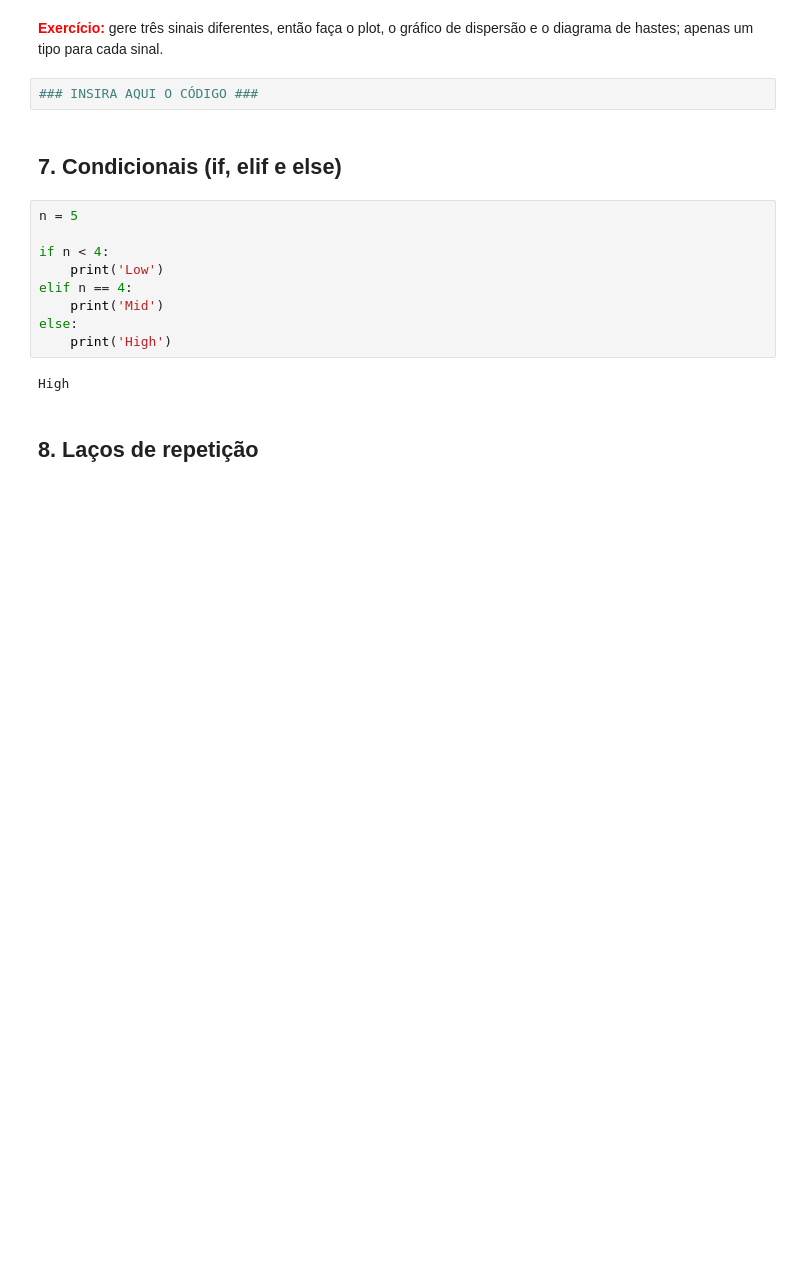
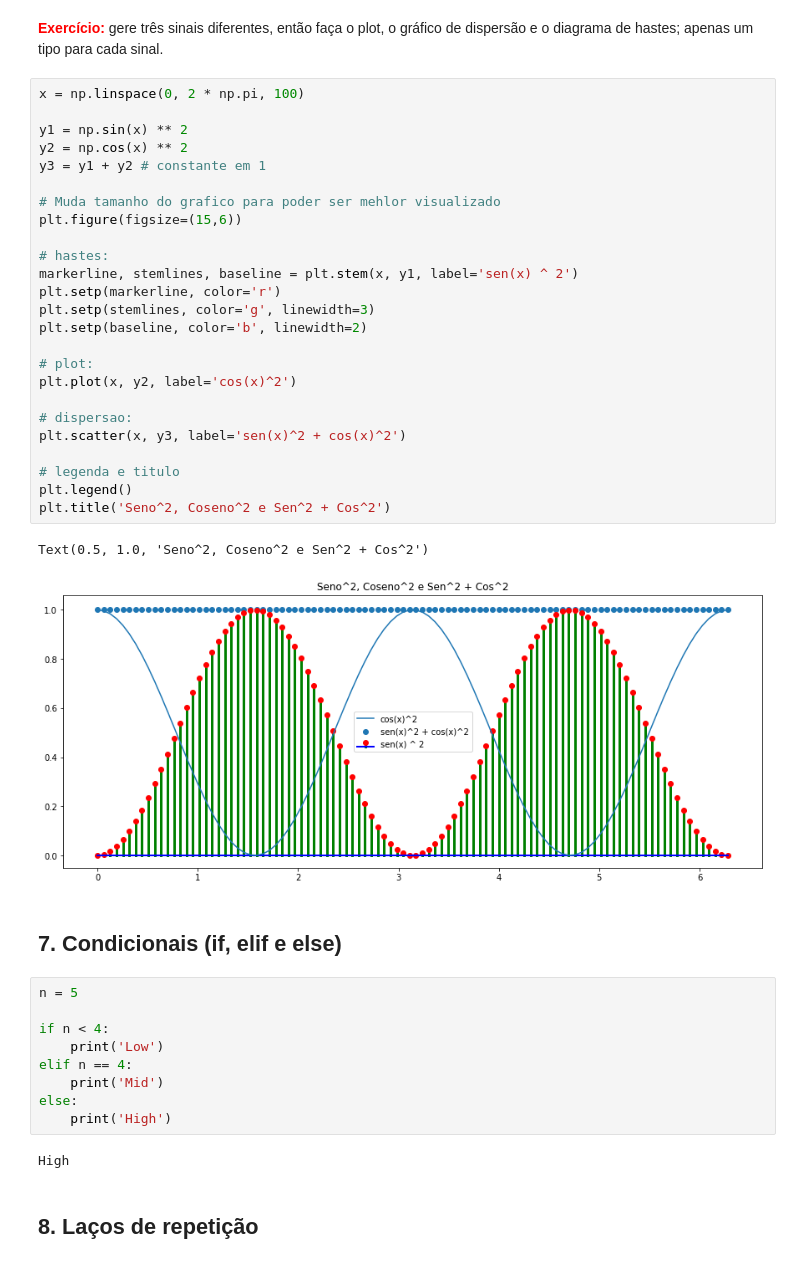
Before and after one commit to DanEscudero/SI_2019.3, a Jupyter notebook: Lab 1.ipynb, the cells around one changed output. Drawn from its saved outputs; the diff is of its cells as text; blank space fills up the shorter version.

```diff
--- a/Lab 1.ipynb
+++ b/Lab 1.ipynb
@@ -358,7 +403,33 @@ Text(0,0.5,'Valor')
 # %% [markdown]
 <font color='red'>**Exercício:**</font> gere três sinais diferentes, então faça o plot, o gráfico de dispersão e o diagrama de hastes; apenas um tipo para cada sinal.
-# %%
-### INSIRA AQUI O CÓDIGO ###
+# %%
+x = np.linspace(0, 2 * np.pi, 100)
+
+y1 = np.sin(x) ** 2
+y2 = np.cos(x) ** 2
+y3 = y1 + y2 # constante em 1
+
+# Muda tamanho do grafico para poder ser mehlor visualizado
+plt.figure(figsize=(15,6))
+
+# hastes:
+markerline, stemlines, baseline = plt.stem(x, y1, label='sen(x) ^ 2')
+plt.setp(markerline, color='r')
+plt.setp(stemlines, color='g', linewidth=3)
+plt.setp(baseline, color='b', linewidth=2)
+
+# plot:
+plt.plot(x, y2, label='cos(x)^2')
+
+# dispersao:
+plt.scatter(x, y3, label='sen(x)^2 + cos(x)^2')
+
+# legenda e titulo
+plt.legend()
+plt.title('Seno^2, Coseno^2 e Sen^2 + Cos^2')
+# %% [output]
+Text(0.5, 1.0, 'Seno^2, Coseno^2 e Sen^2 + Cos^2')
+[figure, added]
 # %% [markdown]
 ## 7. Condicionais (if, elif e else)
 # %%
```
Also changed, not shown: parts of 24 cells of this notebook.
